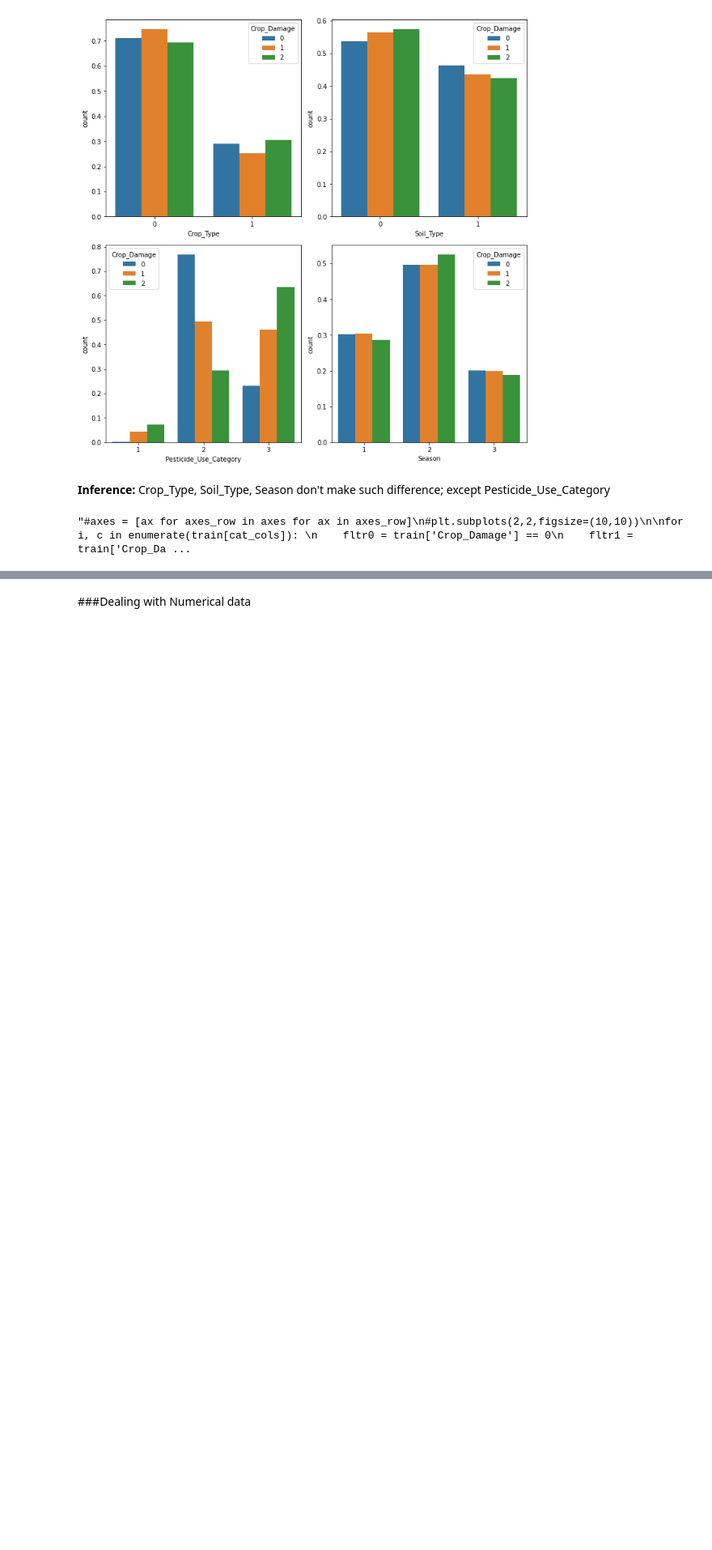
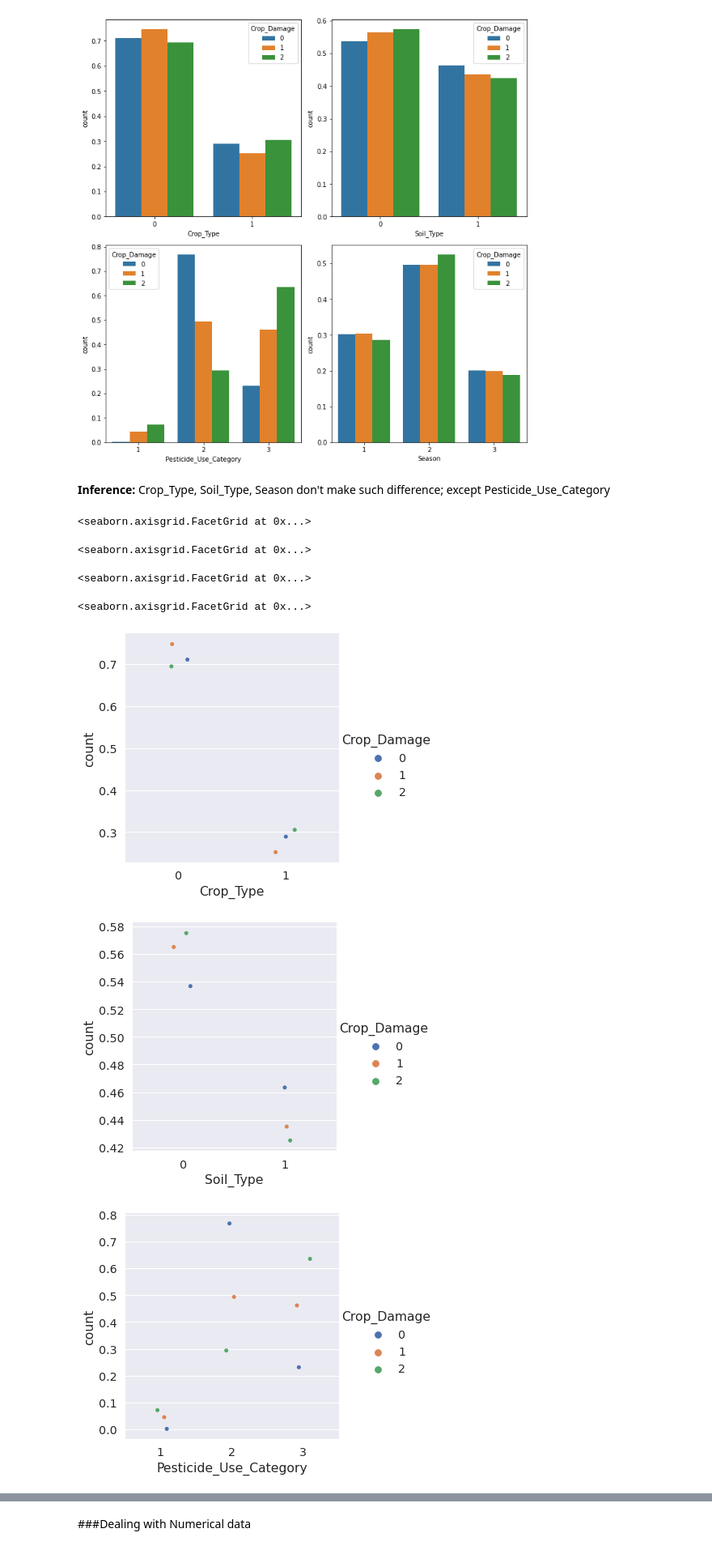
Before and after one commit to akhil7philip/Agriculture, a Jupyter notebook: Agri.ipynb, the cells around one changed output, grey strips where cells are left out. Shown at 81% size. Cells and saved outputs as stored; diff of their text form; code cells hidden in the pictures; blank space fills up the shorter version.

```diff
--- a/Agri.ipynb
+++ b/Agri.ipynb
@@ -320,5 +354,5 @@ plt.tight_layout() '''
 # %%
-'''for i, c in enumerate(cat_cols):
+for i, c in enumerate(cat_cols):
     fltr0 = train['Crop_Damage'] == 0
     fltr1 = train['Crop_Damage'] == 1
     fltr2 = train['Crop_Damage'] == 2
@@ -332,5 +366,5 @@ plt.tight_layout() '''
     vc_2['Crop_Damage'] = 2
 
     df = pd.concat([vc_0, vc_1, vc_2]).reset_index(drop = True)
-    print(df.head())'''
+    print(df.head())
 # %% [output]
@@ -374,27 +424,33 @@ plt.tight_layout()
 # %% [markdown]
 **Inference:** Crop_Type, Soil_Type, Season don't make such difference; except Pesticide_Use_Category
 # %%
-'''#axes = [ax for axes_row in axes for ax in axes_row]
+#axes = [ax for axes_row in axes for ax in axes_row]
 #plt.subplots(2,2,figsize=(10,10))
 
 for i, c in enumerate(train[cat_cols]):
     fltr0 = train['Crop_Damage'] == 0
     fltr1 = train['Crop_Damage'] == 1
     fltr2 = train['Crop_Damage'] == 2
 
     vc_0 = train[fltr0][c].value_counts(normalize=True).reset_index().rename({'index': c, c: 'count'}, axis=1)
     vc_1 = train[fltr1][c].value_counts(normalize=True).reset_index().rename({'index': c, c: 'count'}, axis=1)
     vc_2 = train[fltr2][c].value_counts(normalize=True).reset_index().rename({'index': c, c: 'count'}, axis=1)
 
     vc_0['Crop_Damage'] = 0
     vc_1['Crop_Damage'] = 1
     vc_2['Crop_Damage'] = 2
 
     #plt.subplot(2,2,i+1)
     df = pd.concat([vc_0, vc_1, vc_2]).reset_index(drop = True)
     #print(df)
     sns.catplot(x=c, y='count', data=df, hue='Crop_Damage')
 
-plt.tight_layout() '''
+plt.tight_layout()
 # %% [output]
-"#axes = [ax for axes_row in axes for ax in axes_row]\n#plt.subplots(2,2,figsize=(10,10))\n\nfor i, c in enumerate(train[cat_cols]): \n    fltr0 = train['Crop_Damage'] == 0\n    fltr1 = train['Crop_Da ...
+<seaborn.axisgrid.FacetGrid at 0x...>
+<seaborn.axisgrid.FacetGrid at 0x...>
+<seaborn.axisgrid.FacetGrid at 0x...>
+<seaborn.axisgrid.FacetGrid at 0x...>
+[figure, added]
+[figure, added]
+[figure, added]
```
Also changed, not shown: parts of 7 cells of this notebook.
